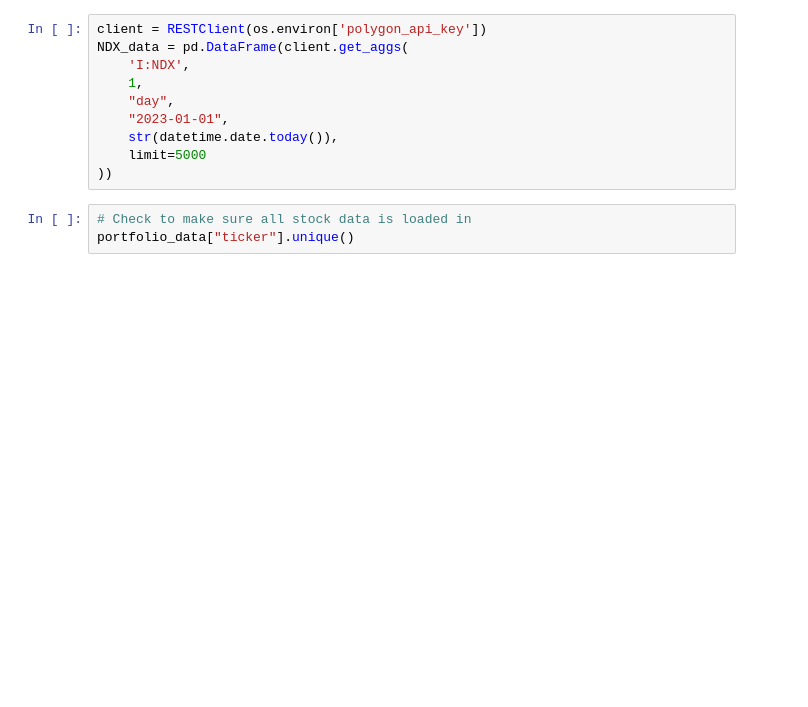
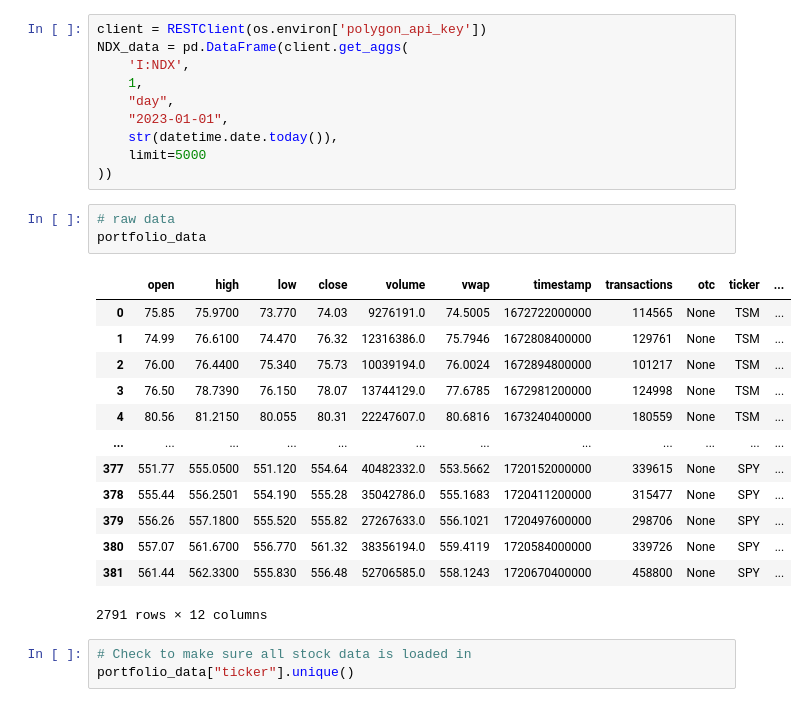
Before and after one commit to Swaxie/SkillStorm-Project-1, a Jupyter notebook: polygon_etl.ipynb, the cells around one changed output. Saved outputs shown, nothing was run; the diff lists cells and outputs as text; blank space fills up the shorter version.

```diff
--- a/polygon_etl.ipynb
+++ b/polygon_etl.ipynb
@@ -84,6 +85,23 @@ NDX_data = pd.DataFrame(client.get_aggs(
     str(datetime.date.today()),
     limit=5000
 ))
+# %%
+# raw data
+portfolio_data
+# %% [output]
+|  | open | high | low | close | volume | vwap | timestamp | transactions | otc | ticker | ... |
+| 0 | 75.85 | 75.9700 | 73.770 | 74.03 | 9276191.0 | 74.5005 | 1672722000000 | 114565 | None | TSM | ... |
+| 1 | 74.99 | 76.6100 | 74.470 | 76.32 | 12316386.0 | 75.7946 | 1672808400000 | 129761 | None | TSM | ... |
+| 2 | 76.00 | 76.4400 | 75.340 | 75.73 | 10039194.0 | 76.0024 | 1672894800000 | 101217 | None | TSM | ... |
+| 3 | 76.50 | 78.7390 | 76.150 | 78.07 | 13744129.0 | 77.6785 | 1672981200000 | 124998 | None | TSM | ... |
+| 4 | 80.56 | 81.2150 | 80.055 | 80.31 | 22247607.0 | 80.6816 | 1673240400000 | 180559 | None | TSM | ... |
+| ... | ... | ... | ... | ... | ... | ... | ... | ... | ... | ... | ... |
+| 377 | 551.77 | 555.0500 | 551.120 | 554.64 | 40482332.0 | 553.5662 | 1720152000000 | 339615 | None | SPY | ... |
+| 378 | 555.44 | 556.2501 | 554.190 | 555.28 | 35042786.0 | 555.1683 | 1720411200000 | 315477 | None | SPY | ... |
+| 379 | 556.26 | 557.1800 | 555.520 | 555.82 | 27267633.0 | 556.1021 | 1720497600000 | 298706 | None | SPY | ... |
+| 380 | 557.07 | 561.6700 | 556.770 | 561.32 | 38356194.0 | 559.4119 | 1720584000000 | 339726 | None | SPY | ... |
+| 381 | 561.44 | 562.3300 | 555.830 | 556.48 | 52706585.0 | 558.1243 | 1720670400000 | 458800 | None | SPY | ... |
+2791 rows × 12 columns
 # %%
 # Check to make sure all stock data is loaded in
 portfolio_data["ticker"].unique()
```
Also changed, not shown: parts of 18 cells of this notebook, 14 other files.
